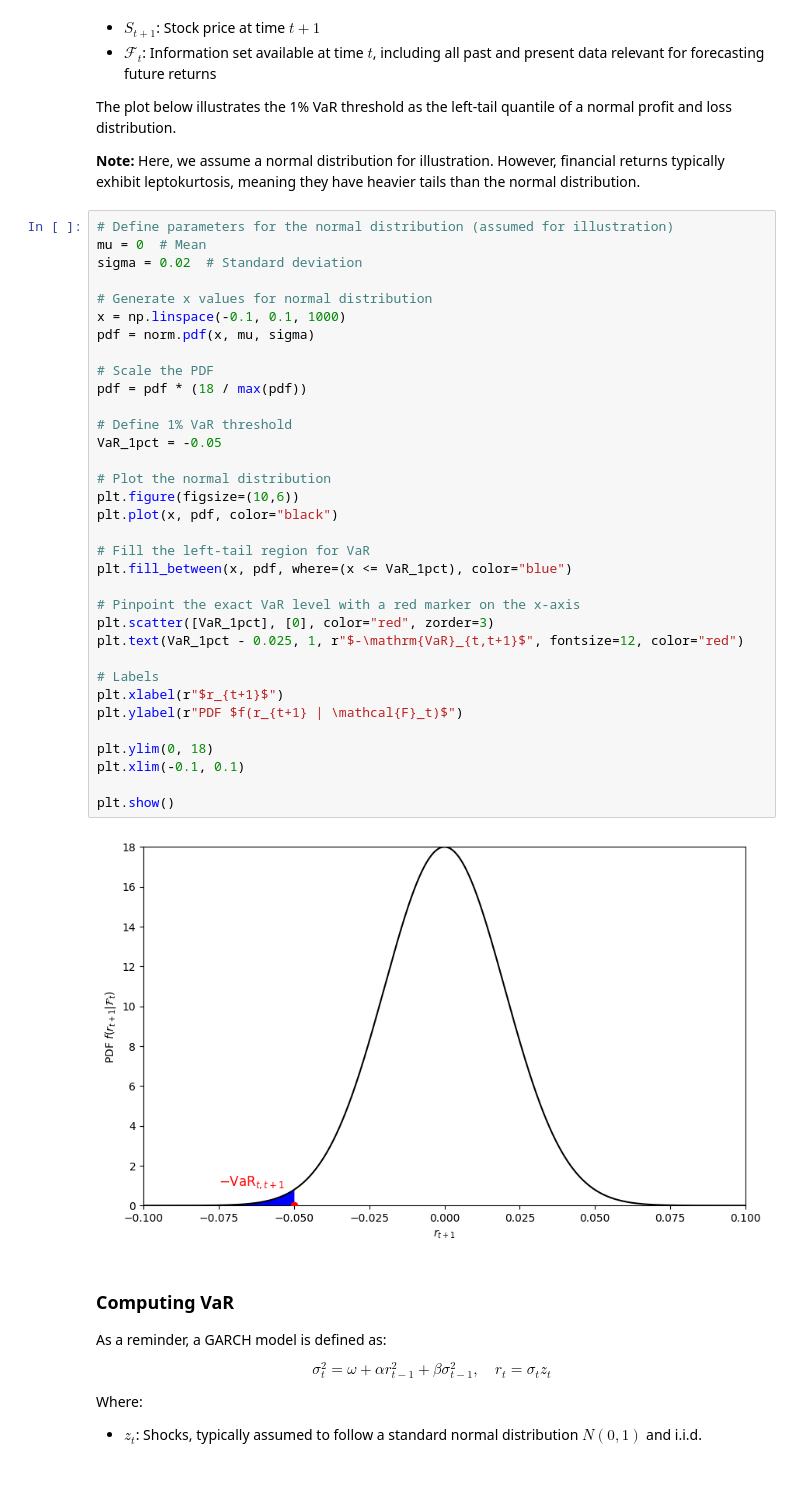
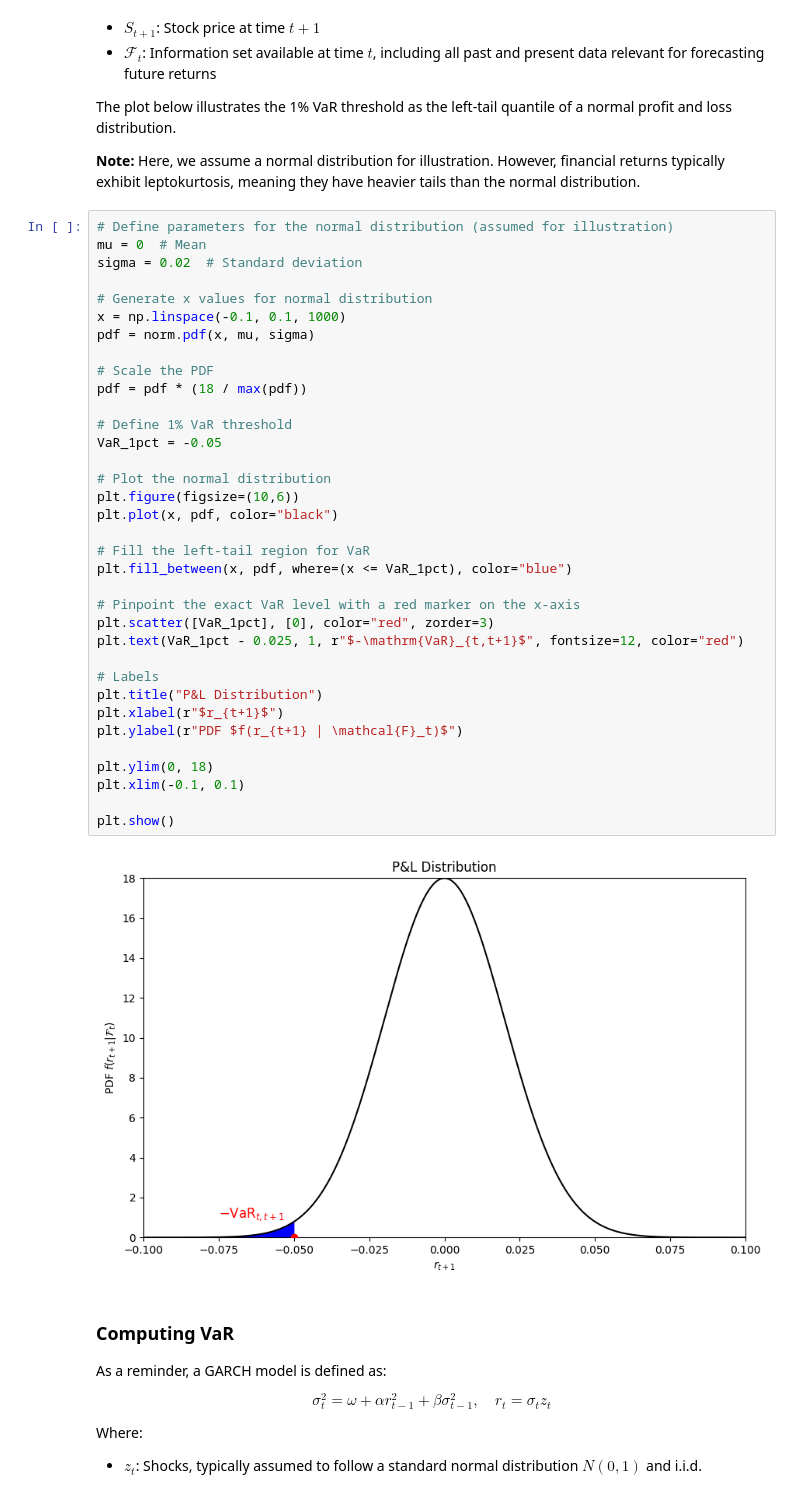
Before and after one commit to Alessandro-Dodon/garch, a Jupyter notebook: VaR.ipynb, the cells around one changed output. Saved outputs shown, nothing was run; the diff lists cells and outputs as text.

```diff
--- a/VaR.ipynb
+++ b/VaR.ipynb
@@ -69,34 +69,35 @@ sigma = 0.02  # Standard deviation
 # Generate x values for normal distribution
 x = np.linspace(-0.1, 0.1, 1000)
 pdf = norm.pdf(x, mu, sigma)
 
 # Scale the PDF
 pdf = pdf * (18 / max(pdf))
 
 # Define 1% VaR threshold
 VaR_1pct = -0.05
 
 # Plot the normal distribution
 plt.figure(figsize=(10,6))
 plt.plot(x, pdf, color="black")
 
 # Fill the left-tail region for VaR
 plt.fill_between(x, pdf, where=(x <= VaR_1pct), color="blue")
 
 # Pinpoint the exact VaR level with a red marker on the x-axis
 plt.scatter([VaR_1pct], [0], color="red", zorder=3)
 plt.text(VaR_1pct - 0.025, 1, r"$-\mathrm{VaR}_{t,t+1}$", fontsize=12, color="red")
 
 # Labels
+plt.title("P&L Distribution")
 plt.xlabel(r"$r_{t+1}$")
 plt.ylabel(r"PDF $f(r_{t+1} | \mathcal{F}_t)$")
 
 plt.ylim(0, 18)
 plt.xlim(-0.1, 0.1)
 
 plt.show()
 # %% [output]
-[figure, old version]
+[figure, new version]
 # %% [markdown]
 ### Computing VaR
 
```
Also changed, not shown: parts of 1 cell of this notebook.
